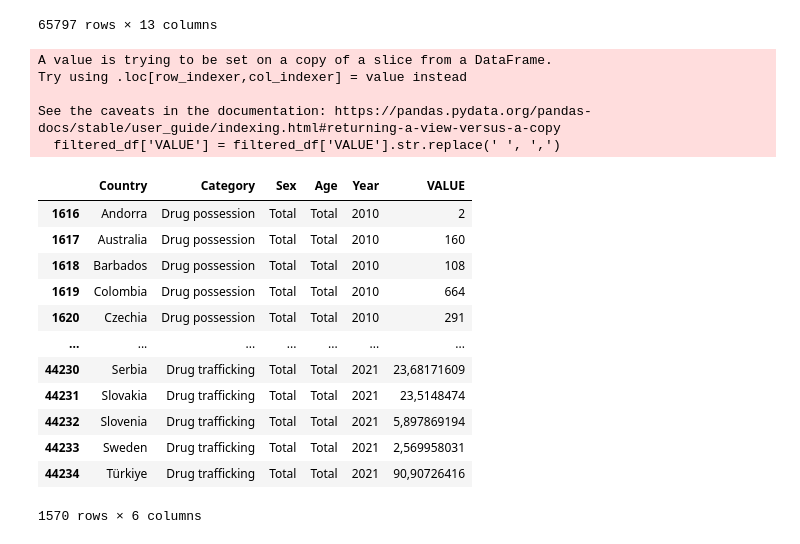
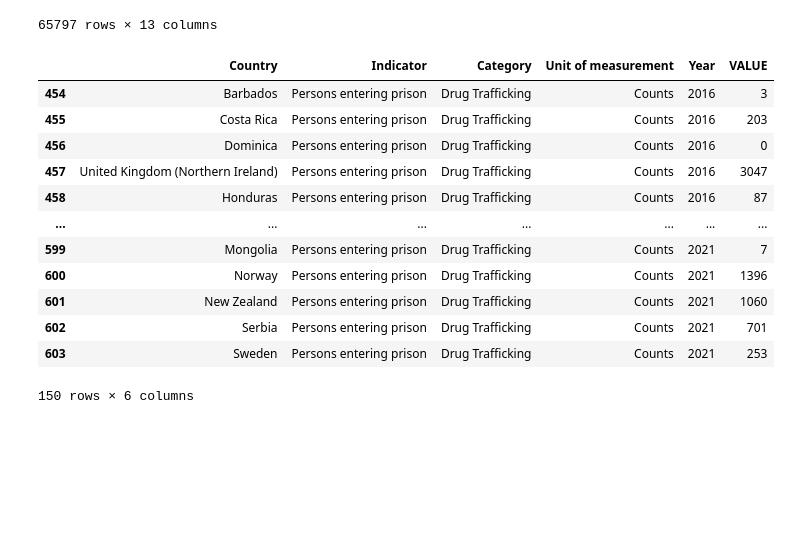
Before and after one commit to Wabfall/escobaddictions, a Jupyter notebook: Escobaddictions4.ipynb, the cells around one changed output. Cells and saved outputs as stored; diff of their text form; code cells hidden in the pictures; blank space fills up the shorter version.

Commit message:
Trafique et possession de drogue

```diff
--- a/Escobaddictions4.ipynb
+++ b/Escobaddictions4.ipynb
@@ -29,31 +29,28 @@ df
 | 65795 | ZWE | Zimbabwe | Africa | Sub-Saharan Africa | Persons held | Total | Total | Female | Total | 2019 | ... |
 | 65796 | ZWE | Zimbabwe | Africa | Sub-Saharan Africa | Persons held | Total | Total | Female | Total | 2020 | ... |
 65797 rows × 13 columns
-# %%
-selected_columns = ['Country', 'Category', 'Sex', 'Age', 'Year', 'VALUE']
-df_selected = df[selected_columns]
-
-filtered_df = df_selected.loc[df_selected['Category'].isin(['Drug trafficking', 'Drug possession'])]
-
-filtered_df['VALUE'] = filtered_df['VALUE'].str.replace(' ', ',')
-
-filtered_df
-# %% [output]
-A value is trying to be set on a copy of a slice from a DataFrame.
-Try using .loc[row_indexer,col_indexer] = value instead
-
-See the caveats in the documentation: https://pandas.pydata.org/pandas-docs/stable/user_guide/indexing.html#returning-a-view-versus-a-copy
-  filtered_df['VALUE'] = filtered_df['VALUE'].str.replace(' ', ',')
-|  | Country | Category | Sex | Age | Year | VALUE |
-| 1616 | Andorra | Drug possession | Total | Total | 2010 | 2 |
-| 1617 | Australia | Drug possession | Total | Total | 2010 | 160 |
-| 1618 | Barbados | Drug possession | Total | Total | 2010 | 108 |
-| 1619 | Colombia | Drug possession | Total | Total | 2010 | 664 |
-| 1620 | Czechia | Drug possession | Total | Total | 2010 | 291 |
-| ... | ... | ... | ... | ... | ... | ... |
-| 44230 | Serbia | Drug trafficking | Total | Total | 2021 | 23,68171609 |
-| 44231 | Slovakia | Drug trafficking | Total | Total | 2021 | 23,5148474 |
-| 44232 | Slovenia | Drug trafficking | Total | Total | 2021 | 5,897869194 |
-| 44233 | Sweden | Drug trafficking | Total | Total | 2021 | 2,569958031 |
-| 44234 | Türkiye | Drug trafficking | Total | Total | 2021 | 90,90726416 |
-1570 rows × 6 columns
+# %%
+selected_columns = ['Country', 'Indicator','Category','Unit of measurement', 'Year', 'VALUE']
+df_selected = df[selected_columns]
+condition1 = df_selected['Category'] == 'Drug Trafficking'
+condition2 = df_selected['Indicator'] == 'Persons entering prison'
+condition3 = df_selected['Unit of measurement'] == 'Counts'
+
+# Filtrage du DataFrame
+filtered_df = df_selected[condition1 & condition2 & condition3 ]
+
+filtered_df
+# %% [output]
+|  | Country | Indicator | Category | Unit of measurement | Year | VALUE |
+| 454 | Barbados | Persons entering prison | Drug Trafficking | Counts | 2016 | 3 |
+| 455 | Costa Rica | Persons entering prison | Drug Trafficking | Counts | 2016 | 203 |
+| 456 | Dominica | Persons entering prison | Drug Trafficking | Counts | 2016 | 0 |
+| 457 | United Kingdom (Northern Ireland) | Persons entering prison | Drug Trafficking | Counts | 2016 | 3047 |
+| 458 | Honduras | Persons entering prison | Drug Trafficking | Counts | 2016 | 87 |
+| ... | ... | ... | ... | ... | ... | ... |
+| 599 | Mongolia | Persons entering prison | Drug Trafficking | Counts | 2021 | 7 |
+| 600 | Norway | Persons entering prison | Drug Trafficking | Counts | 2021 | 1396 |
+| 601 | New Zealand | Persons entering prison | Drug Trafficking | Counts | 2021 | 1060 |
+| 602 | Serbia | Persons entering prison | Drug Trafficking | Counts | 2021 | 701 |
+| 603 | Sweden | Persons entering prison | Drug Trafficking | Counts | 2021 | 253 |
+150 rows × 6 columns
```
Also changed, not shown: parts of 3 cells of this notebook.
